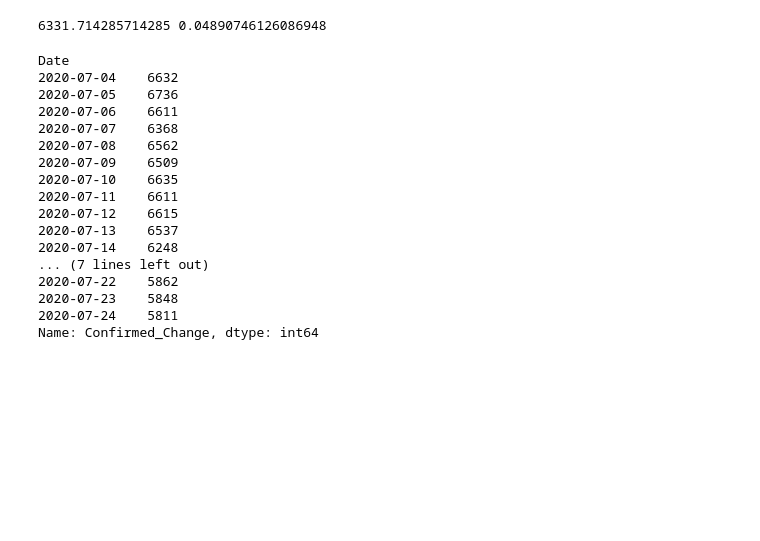
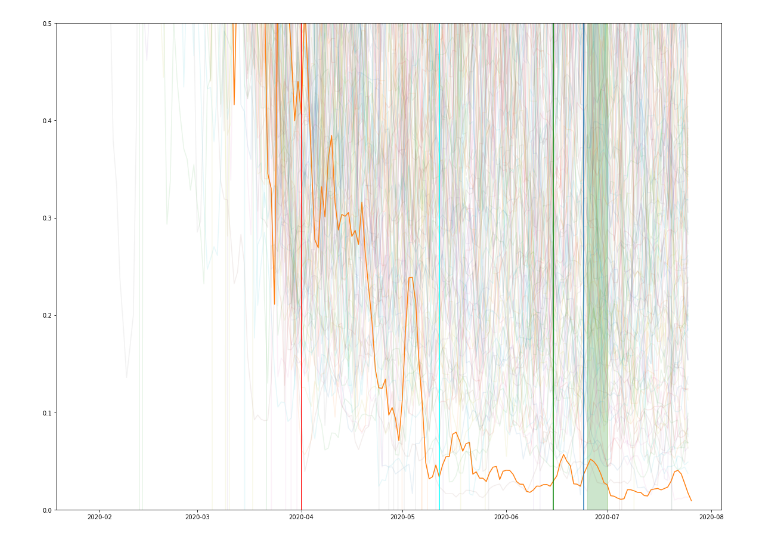
Before and after one commit to guest512/CovidSandbox, a Jupyter notebook: ReportsProcessing/ReportsProcessing.ipynb, the cells around one changed output. Drawn from its saved outputs; the diff is of its cells as text; code cells hidden in the pictures; blank space fills up the shorter version.

Commit message:
Added ability to list all countries

```diff
--- a/ReportsProcessing/ReportsProcessing.ipynb
+++ b/ReportsProcessing/ReportsProcessing.ipynb
@@ -116,28 +116,26 @@ pyplot.show()
-# %%
-df = utils.get_country_report("Russia")["Confirmed_Change"].tail(21)
-mad = df.mad()
-mean = df.mean()
-var = df.var()
-std = df.std()
-
-print(mean, std/mean)
-df
-# %% [output]
-6331.714285714285 0.04890746126086948
-Date
-2020-07-04    6632
-2020-07-05    6736
-2020-07-06    6611
-2020-07-07    6368
-2020-07-08    6562
-2020-07-09    6509
-2020-07-10    6635
-2020-07-11    6611
-2020-07-12    6615
-2020-07-13    6537
-2020-07-14    6248
-... (7 lines left out)
-2020-07-22    5862
-2020-07-23    5848
-2020-07-24    5811
-Name: Confirmed_Change, dtype: int64
+# %%
+pyplot.figure(figsize=(20,15))
+
+ax = pyplot.subplot(111)
+ax.xaxis_date()
+
+for country in utils.get_countries():
+    raw_df = utils.get_country_report(country)["Confirmed_Change"]
+    df = raw_df.rolling(window=7)
+    mean = df.mean().dropna()
+    var = df.var().dropna()
+    std = df.std().dropna()
+
+    draw = std
+
+    if (country == "Russia"):
+        ax.plot(draw.index,draw.values/mean.values, label = country)
+    else:
+        ax.plot(draw.index,draw.values/mean.values, label = country, alpha=0.1)
+
+utils.draw_key_russian_dates_on_plot(ax)
+ax.set_ylim(top = 0.5, bottom = 0)
+#ax.legend(loc='upper left')
+pyplot.show()
+# %% [output]
+[figure, added]
```
Also changed, not shown: parts of 4 cells of this notebook, 1 other file.
